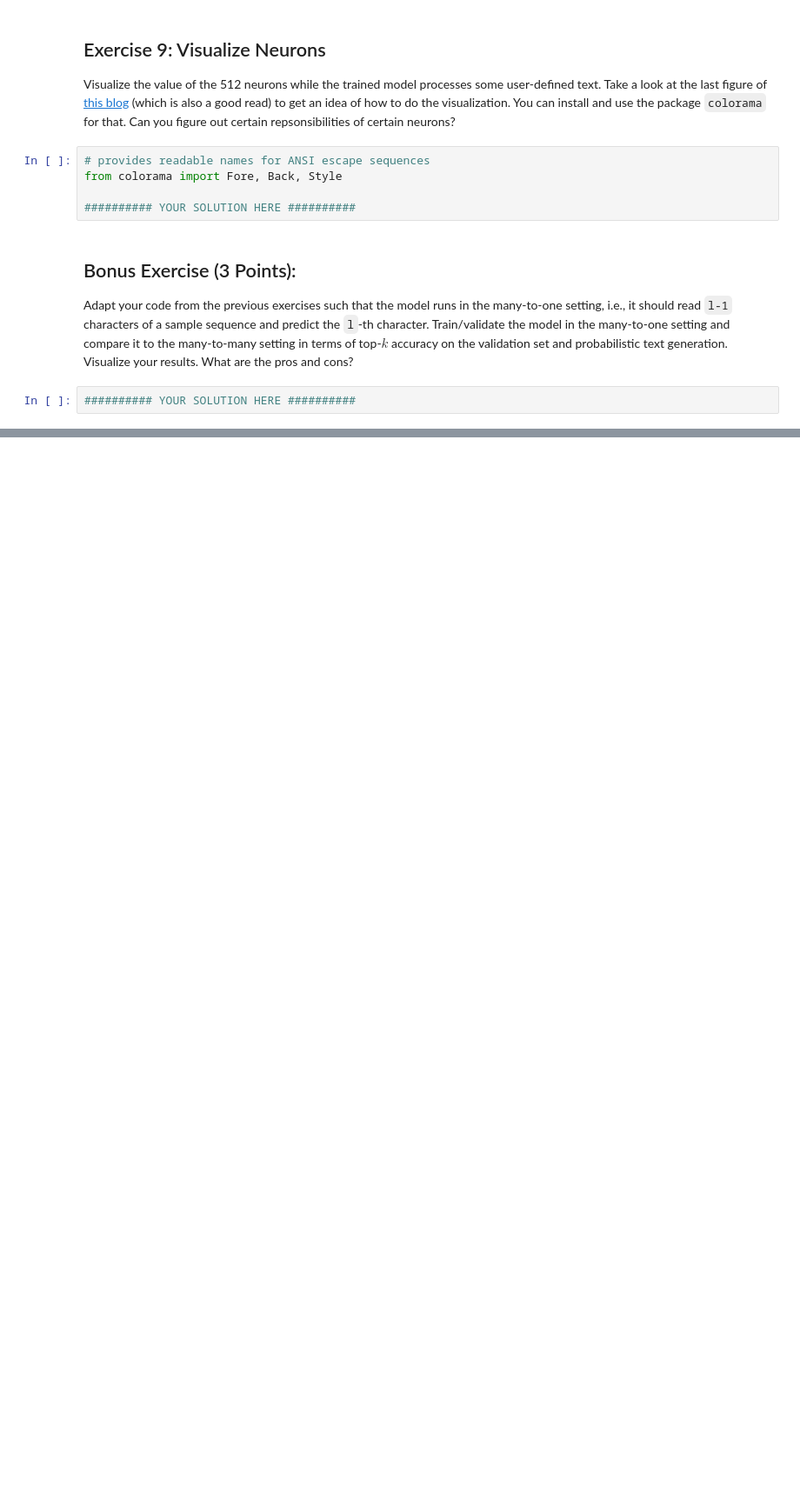
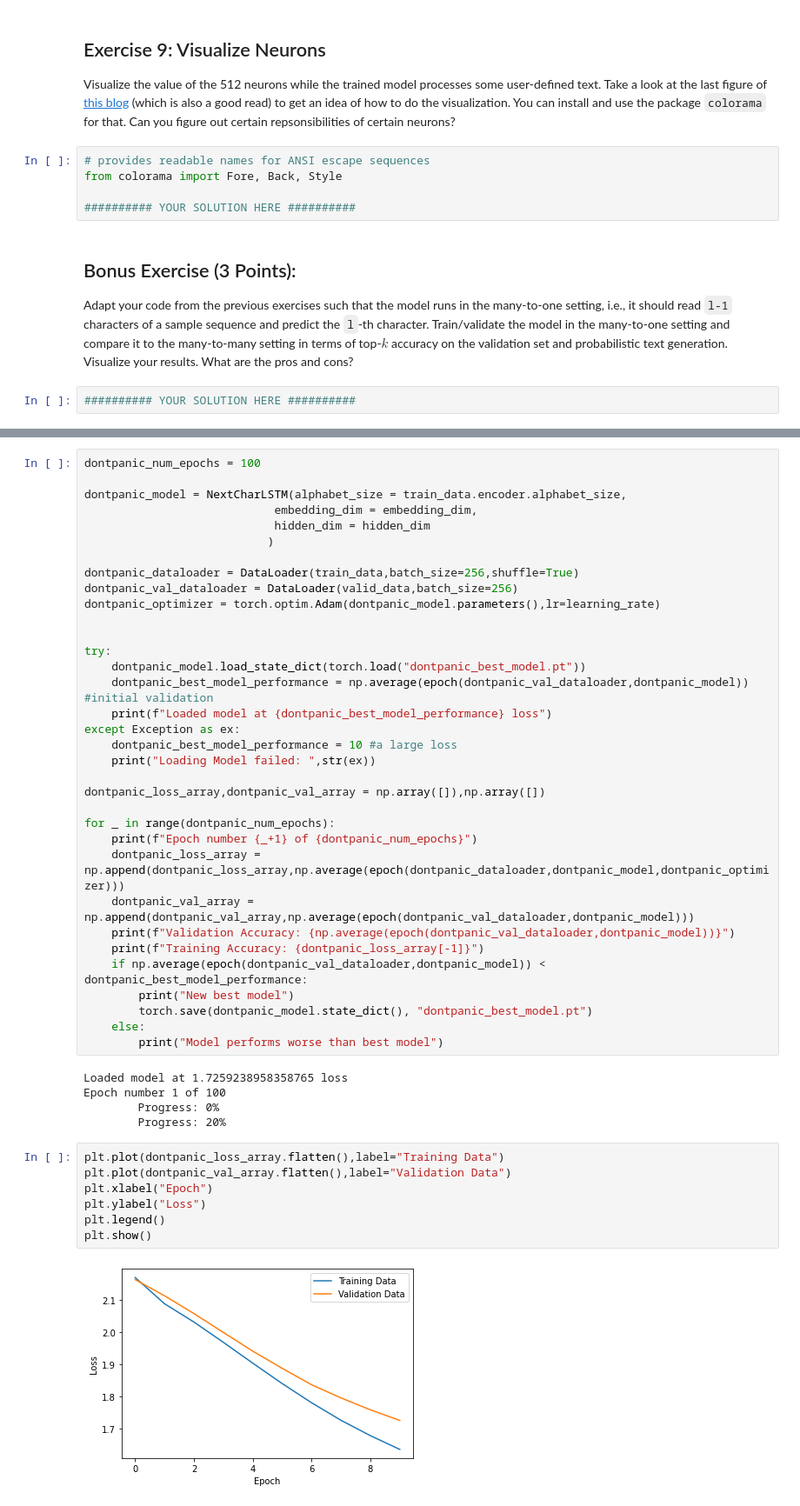
Before and after one commit to ThomSab/LSTM, a Jupyter notebook: A3/A3.ipynb, the cells around one changed output, grey strips where cells are left out. Shown: that part at 87% size. Cells and saved outputs as stored; diff of their text form; blank space fills up the shorter version.

Commit message:
hhgttg is learning

```diff
--- a/A3/A3.ipynb
+++ b/A3/A3.ipynb
@@ -382,0 +407,48 @@ Adapt your code from the previous exercises such that the model runs in the many
+# %%
+dontpanic_num_epochs = 100
+
+dontpanic_model = NextCharLSTM(alphabet_size = train_data.encoder.alphabet_size,
+                            embedding_dim = embedding_dim,
+                            hidden_dim = hidden_dim
+                           )
+
+dontpanic_dataloader = DataLoader(train_data,batch_size=256,shuffle=True)
+dontpanic_val_dataloader = DataLoader(valid_data,batch_size=256)
+dontpanic_optimizer = torch.optim.Adam(dontpanic_model.parameters(),lr=learning_rate)
+
+
+try:
+    dontpanic_model.load_state_dict(torch.load("dontpanic_best_model.pt"))
+    dontpanic_best_model_performance = np.average(epoch(dontpanic_val_dataloader,dontpanic_model)) #initial validation
+    print(f"Loaded model at {dontpanic_best_model_performance} loss")
+except Exception as ex:
+    dontpanic_best_model_performance = 10 #a large loss
+    print("Loading Model failed: ",str(ex))
+
+dontpanic_loss_array,dontpanic_val_array = np.array([]),np.array([])
+
+for _ in range(dontpanic_num_epochs):
+    print(f"Epoch number {_+1} of {dontpanic_num_epochs}")
+    dontpanic_loss_array = np.append(dontpanic_loss_array,np.average(epoch(dontpanic_dataloader,dontpanic_model,dontpanic_optimizer)))
+    dontpanic_val_array = np.append(dontpanic_val_array,np.average(epoch(dontpanic_val_dataloader,dontpanic_model)))
+    print(f"Validation Accuracy: {np.average(epoch(dontpanic_val_dataloader,dontpanic_model))}")
+    print(f"Training Accuracy: {dontpanic_loss_array[-1]}")
+    if np.average(epoch(dontpanic_val_dataloader,dontpanic_model)) < dontpanic_best_model_performance:
+        print("New best model")
+        torch.save(dontpanic_model.state_dict(), "dontpanic_best_model.pt")
+    else:
+        print("Model performs worse than best model")
+# %% [output]
+Loaded model at 1.7259238958358765 loss
+Epoch number 1 of 100
+        Progress: 0%
+        Progress: 20%
+# %%
+plt.plot(dontpanic_loss_array.flatten(),label="Training Data")
+plt.plot(dontpanic_val_array.flatten(),label="Validation Data")
+plt.xlabel("Epoch")
+plt.ylabel("Loss")
+plt.legend()
+plt.show()
+# %% [output]
+[figure, added]
```
Also changed, not shown: parts of 8 cells of this notebook, 5 other files.
